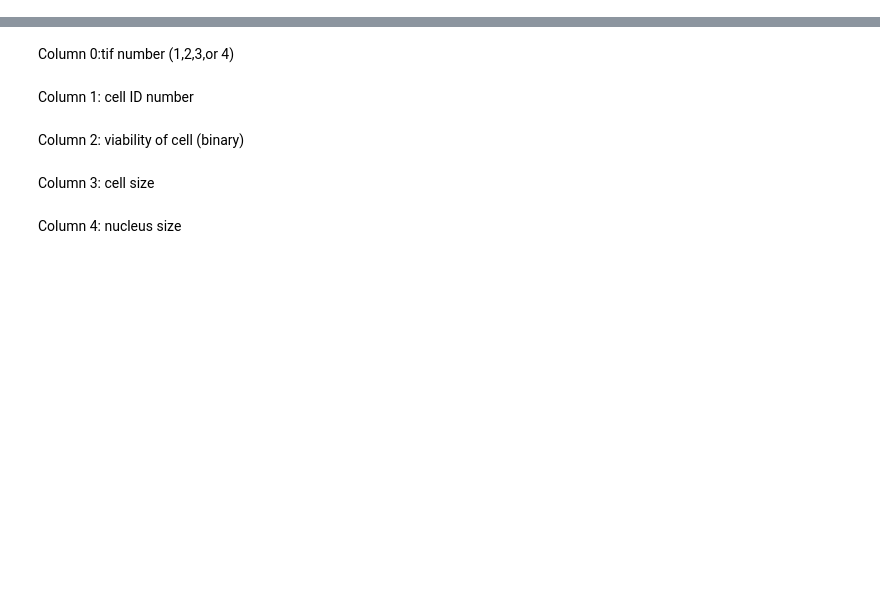
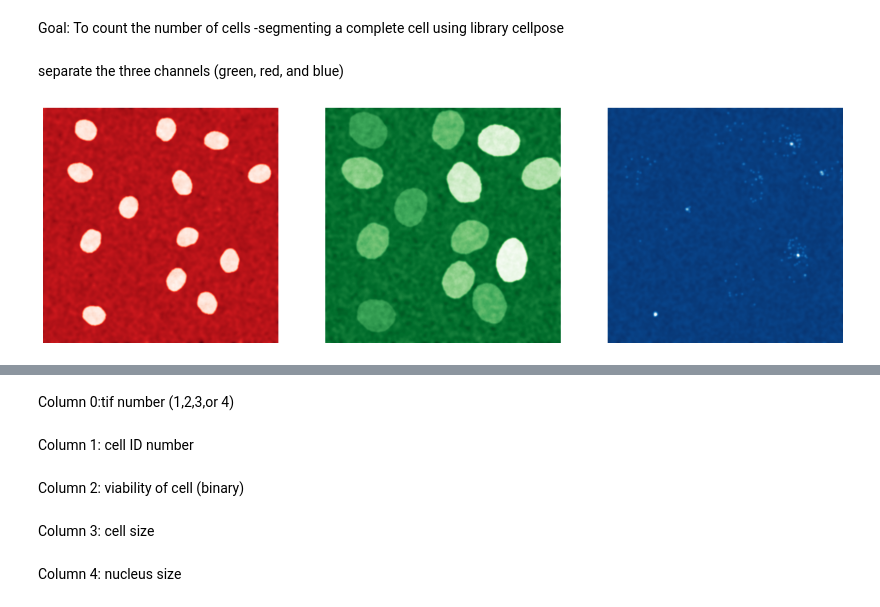
Before and after one commit to Munsky/UQbio2024_Team5, a Jupyter notebook: plan.ipynb, the cells around one changed output, grey strips where cells are left out. Saved outputs shown, nothing was run; the diff lists cells and outputs as text; code cells hidden in the pictures; blank space fills up the shorter version.

```diff
--- a/plan.ipynb
+++ b/plan.ipynb
@@ -13,0 +171,3 @@
+# %% [markdown]
+Goal: To count the number of cells
+-segmenting a complete cell using library cellpose
@@ -13,0 +176,14 @@
+# %% [markdown]
+separate the three channels (green, red, and blue)
+# %%
+# Plotting each one of the 3 colors independently
+fig, ax = plt.subplots(1,3, figsize=(20, 7))
+ax[0].imshow(images[0,:,:,0],cmap='Reds_r')
+ax[1].imshow(images[0,:,:,1],cmap='Greens_r')
+ax[2].imshow(images[0,:,:,2],cmap='Blues_r')
+ax[0].axis('off')
+ax[1].axis('off')
+ax[2].axis('off')
+plt.show()
+# %% [output]
+[figure, added]
```
Also changed, not shown: parts of 46 cells of this notebook.
